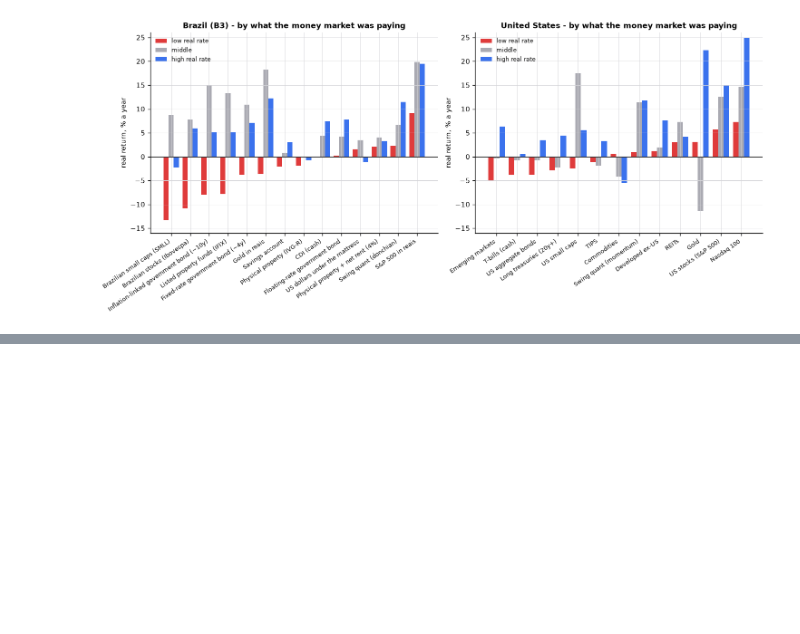
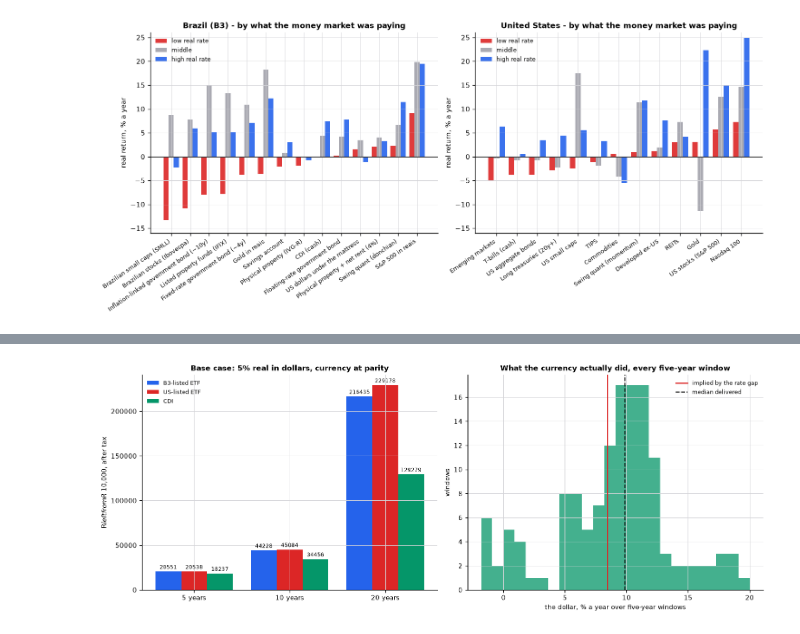
Before and after one commit to jeffev/swing-quant, a Jupyter notebook: notebooks/swing_vs_investing.ipynb, the cells around one changed output, grey strips where cells are left out. Saved outputs shown, nothing was run; the diff lists cells and outputs as text; code cells hidden in the pictures; blank space fills up the shorter version.

```diff
--- a/notebooks/swing_vs_investing.ipynb
+++ b/notebooks/swing_vs_investing.ipynb
@@ -1588,0 +1765,15 @@ plt.show()
+# %%
+GAP = E.route_gap(VEHICLES, REF["ipca"])
+display(E.fmt(GAP))
+
+MATURE = GAP[GAP["years"] > 4]
+DRAG = float(MATURE["wrapper_drag"].median())
+ROUND_TRIP = (
+    E.US_ROUTE.entry_cost + E.US_ROUTE.exit_cost - E.B3_ROUTE.entry_cost - E.B3_ROUTE.exit_cost
+)
+BREAKEVEN = E.breakeven_years(-DRAG, ROUND_TRIP, rate=0.15)
+print(
+    f"\nMedian lag of the Brazilian wrapper against its own underlying: {DRAG:.2%} a year.\n"
+    f"Extra round-trip cost of the US route: {ROUND_TRIP:.2%} of the amount.\n"
+    f"Break-even: {BREAKEVEN:.0f} years before the cheaper fund pays for the border crossing."
+)
@@ -1588,0 +1879,35 @@ plt.show()
+# %%
+fig, axes = plt.subplots(1, 2, figsize=(13, 5.0))
+base = FORWARD[FORWARD["scenario"].str.startswith("Base -")]
+horizons = sorted(base["years"].unique())
+x = np.arange(len(horizons))
+series = [
+    ("b3_final", "B3-listed ETF", "#2563eb"),
+    ("us_final", "US-listed ETF", "#dc2626"),
+    ("cdi_final", "CDI", "#059669"),
+]
+ax = axes[0]
+for k, (col, name, tone) in enumerate(series):
+    vals = [float(base.loc[base["years"] == h, col].iloc[0]) for h in horizons]
+    bars = ax.bar(x + (k - 1) * 0.27, vals, 0.27, label=name, color=tone)
+    ax.bar_label(bars, fmt="%.0f", fontsize=7, padding=2)
+ax.set_xticks(x, [f"{h:.0f} years" for h in horizons])
+ax.set_ylabel("R$ left from R$ 10,000, after tax")
+ax.set_title("Base case: 5% real in dollars, currency at parity", fontsize=10)
+ax.legend(fontsize=8)
+
+ax = axes[1]
+fx_growth = (1 + REF["fx"]).cumprod()
+roll = (fx_growth / fx_growth.shift(60)).dropna() ** (1 / 5) - 1
+ax.hist(roll * 100, bins=24, color="#059669", alpha=0.75)
+ax.axvline(PARITY["parity_cagr"] * 100, color="#dc2626", lw=1.6, label="implied by the rate gap")
+ax.axvline(float(roll.median()) * 100, color="#111", lw=1.4, ls="--", label="median delivered")
+ax.set_xlabel("the dollar, % a year over five-year windows")
+ax.set_ylabel("windows")
+ax.set_title("What the currency actually did, every five-year window", fontsize=10)
+ax.legend(fontsize=8)
+fig.tight_layout()
+fig.savefig(FIGDIR / "17_etf_forward.png", bbox_inches="tight")
+plt.show()
+# %% [output]
+[figure, added]
```
Also changed, not shown: parts of 17 cells of this notebook, 5 other files.
